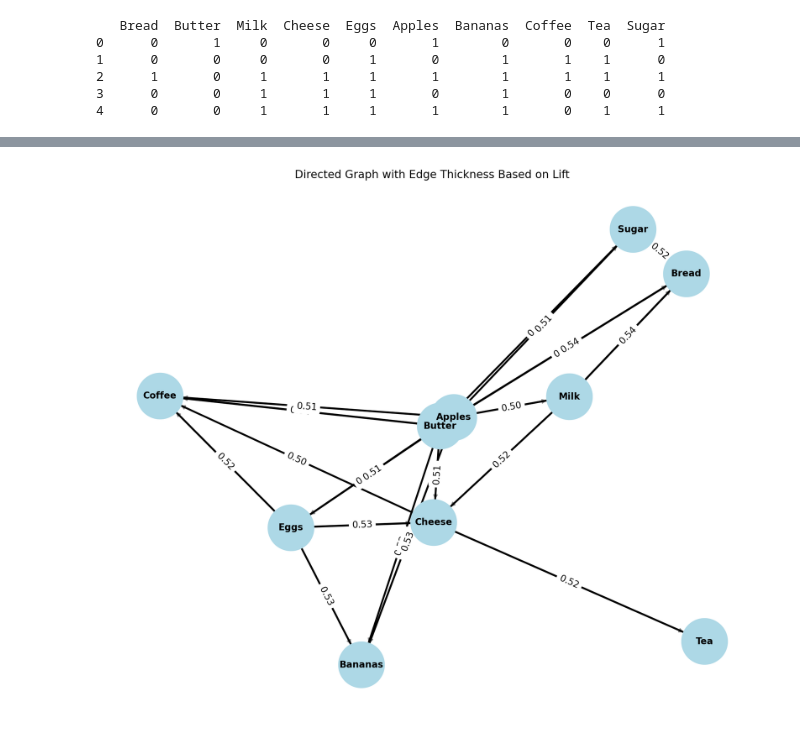
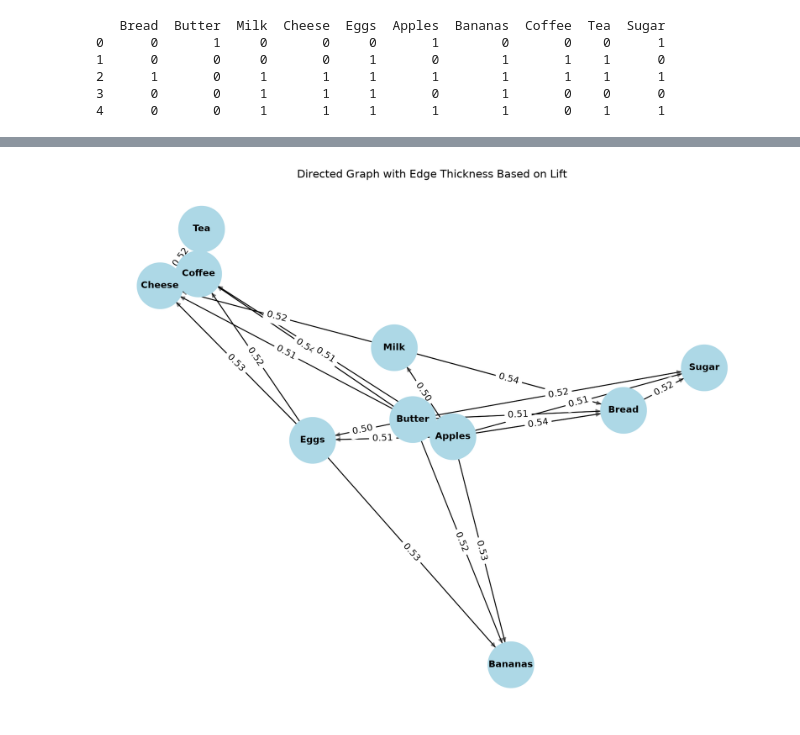
Before and after one commit to yanhai-xiong/DATA301-AML, a Jupyter notebook: Module 2 - Reinforcement Learning and Association Rules/Section 2.2 - Visualization_Association_Rules.ipynb, the cells around one changed output, grey strips where cells are left out. Saved outputs shown, nothing was run; the diff lists cells and outputs as text; code cells hidden in the pictures.

```diff
--- a/Module 2 - Reinforcement Learning and Association Rules/Section 2.2 - Visualization_Association_Rules.ipynb
+++ b/Module 2 - Reinforcement Learning and Association Rules/Section 2.2 - Visualization_Association_Rules.ipynb
@@ -127,36 +173,36 @@ for _, rule in rules.iterrows():
         if G.has_edge(consequent, antecedent):
             # Get the current confidence of the opposite direction
             opposite_confidence = G[consequent][antecedent]['weight']
 
             # Compare the confidences and retain the edge with the higher confidence
             if rule['confidence'] > opposite_confidence:
                 G.remove_edge(consequent, antecedent)
                 G.add_edge(antecedent, consequent, weight=rule['confidence'], lift=rule['lift'])
         else:
             # Add a directed edge from antecedent to consequent
             G.add_edge(antecedent, consequent, weight=rule['confidence'], lift=rule['lift'])
 
 # Step 5: Visualize the directed graph with edge thickness based on lift
 plt.figure(figsize=(10, 8))
 
 # Define node positions
-pos = nx.spring_layout(G, seed=42)
+pos = nx.spring_layout(G, seed=400)
 
 # Draw the nodes
 nx.draw(G, pos, with_labels=True, node_color='lightblue', node_size=2500, font_size=10, font_weight='bold', edge_color='gray')
 
 # Draw the edges with thickness proportional to lift
 edge_lifts = [d['lift'] for _, _, d in G.edges(data=True)]
-nx.draw_networkx_edges(G, pos, width=[2 * lift for lift in edge_lifts], edge_color='black')
+nx.draw_networkx_edges(G, pos, width=[1 * lift for lift in edge_lifts], edge_color='black')
 
 # Draw edge labels for confidence values
 edge_labels = {(u, v): f"{d['weight']:.2f}" for u, v, d in G.edges(data=True)}
 nx.draw_networkx_edge_labels(G, pos, edge_labels=edge_labels)
 
 plt.title('Directed Graph with Edge Thickness Based on Lift')
 plt.show()
 # %% [output]
-[figure, old version]
+[figure, new version]
 # %%
 G = nx.DiGraph()
 
```
Also changed, not shown: parts of 6 cells of this notebook, 1 other file.
